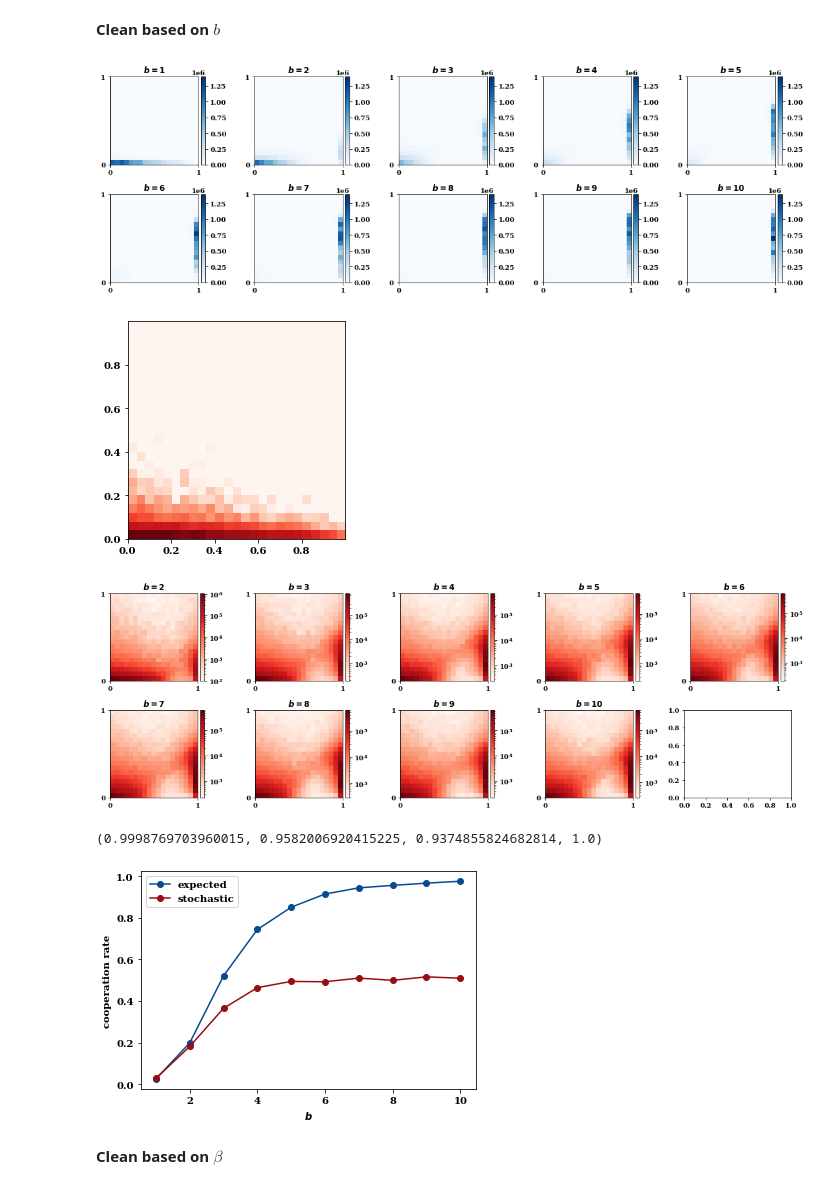
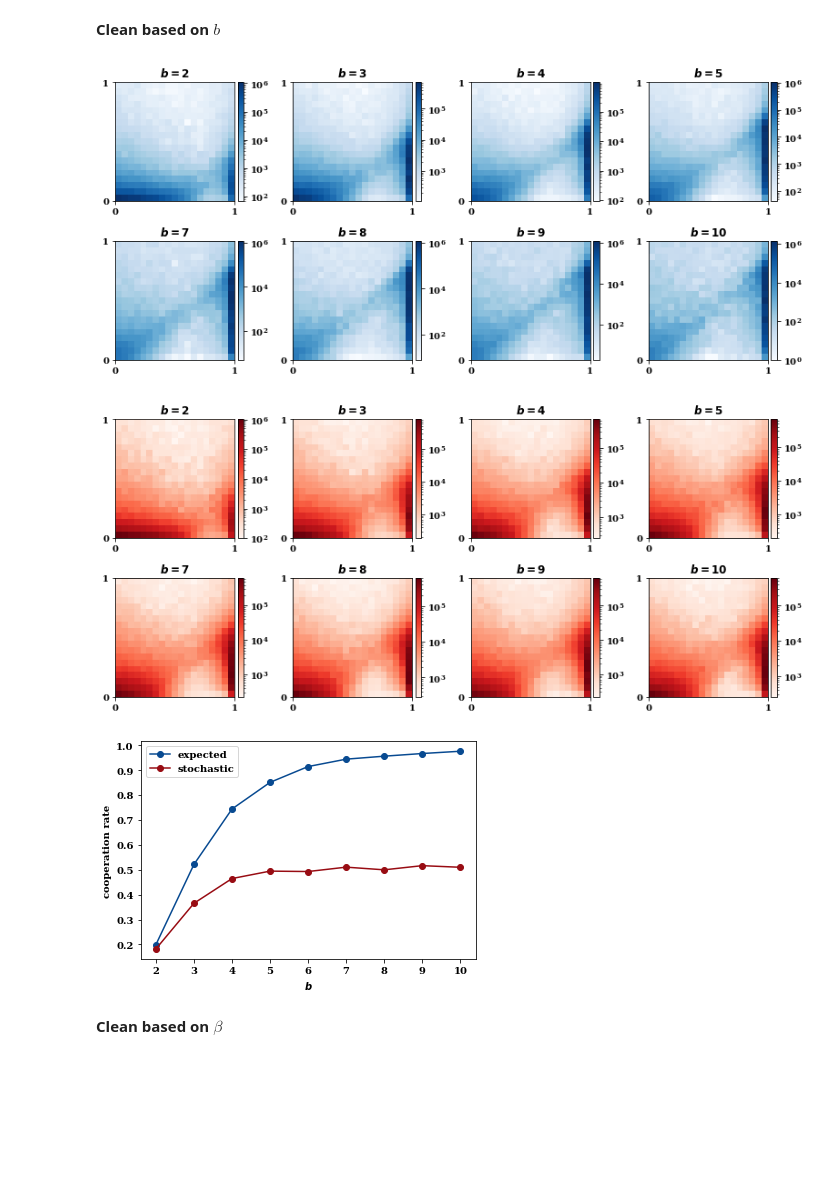
Before and after one commit to Nikoleta-v3/evolution-of-cooperation-with-limited-updating-payoff-memory, a Jupyter notebook: nbs/Donation game.ipynb, the cells around one changed output. Saved outputs shown, nothing was run; the diff lists cells and outputs as text; code cells hidden in the pictures; blank space fills up the shorter version.

```diff
--- a/nbs/Donation game.ipynb
+++ b/nbs/Donation game.ipynb
@@ -49,13 +31,26 @@ bs = range(1, 11)
 # %%
 csv_files = [f'../matlab/data/expected/clean_c_1_b_{b}_stochastic_0.csv' for b in bs]
 csv_files_stoch = [f'../matlab/data/stochastic/clean_c_1_b_{b}_stochastic_1.csv' for b in bs]
+# %%
+import re
+
+start = 'b_'
+end = '_stochastic'
+# %%
+dfs = []
+
+for file in csv_files:
+    df = pd.read_csv(file)
+    df['b'] = result = re.search('%s(.*)%s' % (start, end), file).group(1)
+
+    dfs.append(df)
+# %%
+plotting = dfs[1:5] + dfs[6:]
 # %%
 points_p = []
 points_q = []
 
-for file in csv_files:
-    df = pd.read_csv(file)
-
+for df in plotting:
     ps, qs = [], []
     for p, q, v in zip(df["p"], df["q"], df["frequencies"]):
         for _ in range(int(v)):
@@ -65,31 +60,31 @@ for file in csv_files:
     points_p.append(ps)
     points_q.append(qs)
 # %%
-fig, axes = plt.subplots(nrows=2, ncols=5, figsize=(15, 5))
+fig, axes = plt.subplots(nrows=2, ncols=4, figsize=(11, 5))
 
 for i, points in enumerate(zip(points_p, points_q)):
-    index = (int(i / 5), i % 5)
+
+    index = (int(i / 4), i % 4)
 
     heatmap, xedges, yedges = np.histogram2d(points[0], points[1], bins=19)
 
     extent = [xedges[0], xedges[-1], yedges[0], yedges[-1]]
 
     im = axes[index].imshow(heatmap.T, extent=extent, origin="lower",
-                            cmap=matplotlib.cm.get_cmap("Blues"), vmin=0,
-                            vmax=1391629.0)
+                            cmap=matplotlib.cm.get_cmap("Blues"),
+                            norm=colors.LogNorm(vmin=heatmap.min(),
+                                                vmax=heatmap.max()))
 
     divider = make_axes_locatable(axes[index])
     cax = divider.append_axes('right', size='5%', pad=0.05)
     fig.colorbar(im, cax=cax, orientation='vertical')
 
-    axes[index].set_title(f"$b={bs[i]}$", weight="bold");
+    axes[index].set_title(f"$b={plotting[i]['b'].unique()[0]}$", weight="bold");
     axes[index].set_xticks(np.linspace(0, 1, 2))
     axes[index].set_yticks(np.linspace(0, 1, 2))
 
 plt.tight_layout();
 
-
-
-plt.savefig("../matlab/images/expected_for_beta.pdf", bbox_inches='tight')
+plt.savefig("../static/expected_for_beta.pdf", bbox_inches='tight')
 # %% [output]
-[figure, old version]
+[figure, new version]
@@ -113,17 +114,8 @@ heatmap, xedges, yedges = np.histogram2d(points_p[0], points_q[0], bins=25,)
-# %%
-plt.imshow(np.where(heatmap==0,1,heatmap).T,
-                        extent=extent,
-                        origin="lower",
-                        cmap=matplotlib.cm.get_cmap("Reds"),
-                         norm=colors.LogNorm(vmin=100,
-                                             vmax=heatmap.max()));
-# %% [output]
-[figure, removed]
 # %%
-fig, axes = plt.subplots(nrows=2, ncols=5, figsize=(15, 5))
+fig, axes = plt.subplots(nrows=2, ncols=4, figsize=(11, 5))
 
-for i, points in enumerate(zip(points_p[1:], points_q[1:])):
-    index = (int(i / 5), i % 5)
+for i, points in enumerate(zip(points_p_st, points_q_st)):
+    index = (int(i / 4), i % 4)
 
     heatmap, xedges, yedges = np.histogram2d(points[0], points[1], bins=19,)
 
@@ -135,22 +127,20 @@ for i, points in enumerate(zip(points_p[1:], points_q[1:])):
                             cmap=matplotlib.cm.get_cmap("Reds"),
                              norm=colors.LogNorm(vmin=heatmap.min(),
                                                  vmax=heatmap.max()))
-#                             vmin=0,
-#                             vmax=1089309.0)
 
     divider = make_axes_locatable(axes[index])
     cax = divider.append_axes('right', size='5%', pad=0.05)
     fig.colorbar(im, cax=cax, orientation='vertical')
 
-    axes[index].set_title(f"$b={bs[i + 1]}$", weight="bold");
+    axes[index].set_title(f"$b={plotting_stoch[i]['b'].unique()[0]}$", weight="bold");
     axes[index].set_xticks(np.linspace(0, 1, 2))
     axes[index].set_yticks(np.linspace(0, 1, 2))
 
 plt.tight_layout();
 
-# plt.savefig("../matlab/images/stochastic_for_beta.pdf", bbox_inches='tight')
+plt.savefig("../static/stochastic_for_beta.pdf", bbox_inches='tight')
 # %% [output]
-[figure, old version]
+[figure, new version]
 # %%
 cooperation_rates = []
 cooperation_rates_expected = []
@@ -165,23 +153,19 @@ for file in csv_files_stoch:
 # %%
 reds = matplotlib.cm.get_cmap("Reds")
 blues = matplotlib.cm.get_cmap("Blues")
-# %%
-reds(1)
-# %% [output]
-(0.9998769703960015, 0.9582006920415225, 0.9374855824682814, 1.0)
 # %%
 fig, axes = plt.subplots()
 
-axes.plot(range(1, 11), cooperation_rates_expected, "-o", color=blues(0.9), label="expected");
-axes.plot(range(1, 11), cooperation_rates, "-o", color=reds(.9), label="stochastic");
+axes.plot(range(2, 11), cooperation_rates_expected[1:], "-o", color=blues(0.9), label="expected");
+axes.plot(range(2, 11), cooperation_rates[1:], "-o", color=reds(.9), label="stochastic");
 
 axes.set_ylabel('cooperation rate', weight="bold");
 axes.set_xlabel('$b$', weight="bold");
 
 plt.legend()
-plt.savefig("static/cooperation_rate_over_b.pdf", bbox_inches='tight')
+plt.savefig("../static/cooperation_rate_over_b.pdf", bbox_inches='tight')
 # %% [output]
-[figure, old version]
+[figure, new version]
 # %% [markdown]
 **Clean based on $\beta$**
 # %%
```
Also changed, not shown: parts of 23 cells of this notebook, 1 other file.
